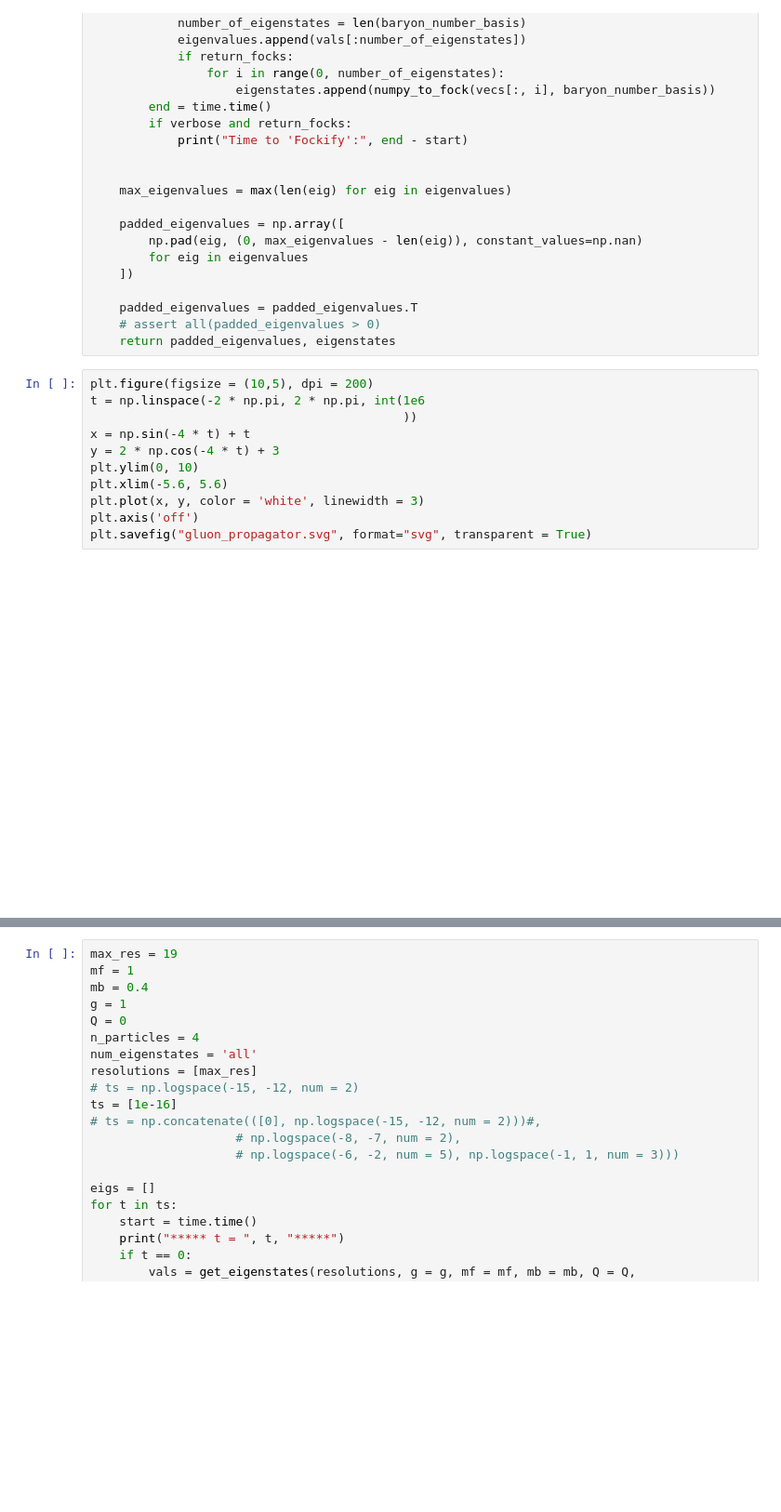
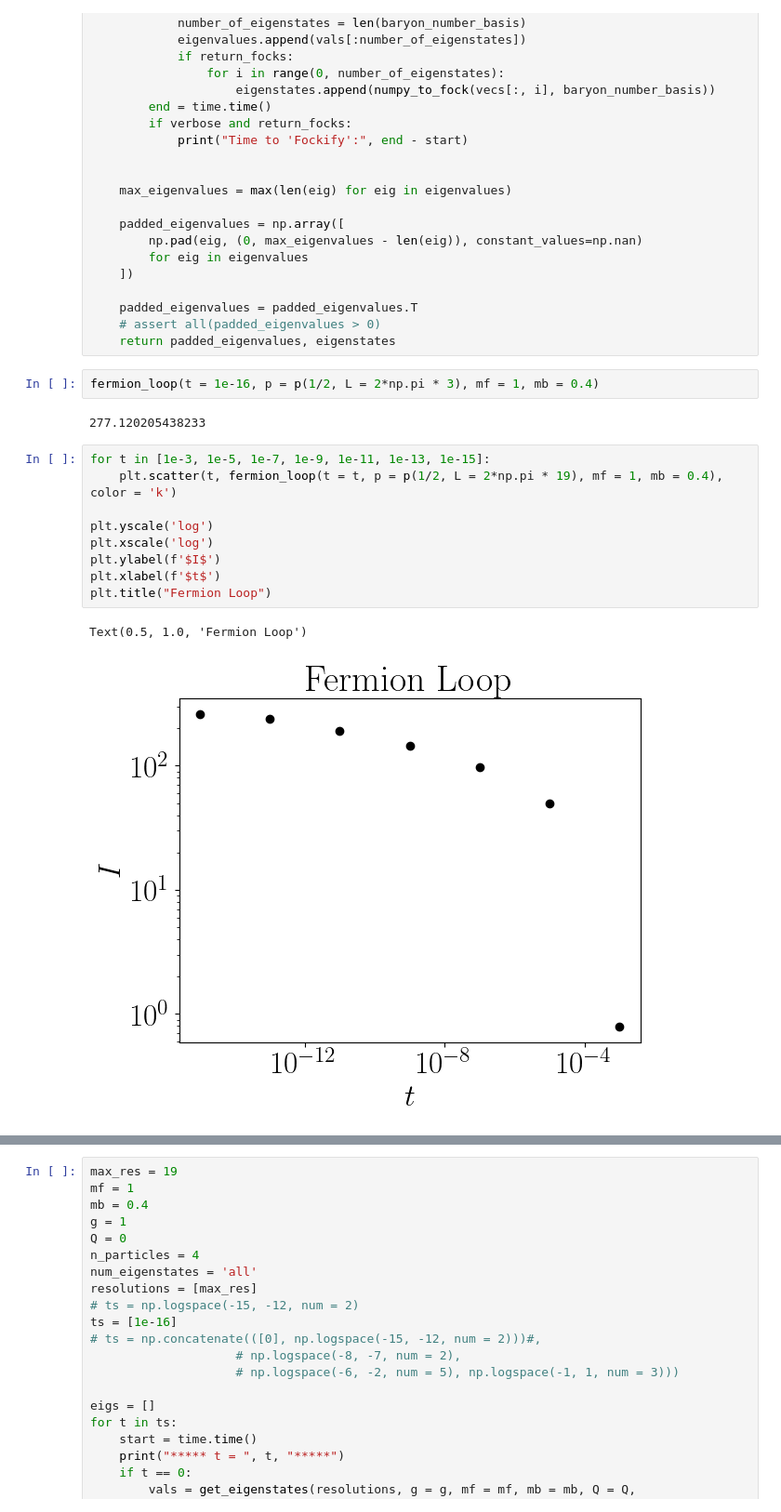
Before and after one commit to cgustin99/OpenParticle, a Jupyter notebook: models/Yukawa/yukawa.ipynb, the cells around one changed output, grey strips where cells are left out. Shown at 93% size. Cells and saved outputs as stored; diff of their text form; blank space fills up the shorter version.

```diff
--- a/models/Yukawa/yukawa.ipynb
+++ b/models/Yukawa/yukawa.ipynb
@@ -493,16 +493,19 @@ def get_renormalized_eigenstates(resolutions, t,  g, mf, mb, Q, num_eigenstates,
     padded_eigenvalues = padded_eigenvalues.T
     # assert all(padded_eigenvalues > 0)
     return padded_eigenvalues, eigenstates
-# %%
-plt.figure(figsize = (10,5), dpi = 200)
-t = np.linspace(-2 * np.pi, 2 * np.pi, int(1e6
-                                           ))
-x = np.sin(-4 * t) + t
-y = 2 * np.cos(-4 * t) + 3
-plt.ylim(0, 10)
-plt.xlim(-5.6, 5.6)
-plt.plot(x, y, color = 'white', linewidth = 3)
-plt.axis('off')
-plt.savefig("gluon_propagator.svg", format="svg", transparent = True)
-# %% [output]
-[figure, removed]
+# %%
+fermion_loop(t = 1e-16, p = p(1/2, L = 2*np.pi * 3), mf = 1, mb = 0.4)
+# %% [output]
+277.120205438233
+# %%
+for t in [1e-3, 1e-5, 1e-7, 1e-9, 1e-11, 1e-13, 1e-15]:
+    plt.scatter(t, fermion_loop(t = t, p = p(1/2, L = 2*np.pi * 19), mf = 1, mb = 0.4), color = 'k')
+
+plt.yscale('log')
+plt.xscale('log')
+plt.ylabel(f'$I$')
+plt.xlabel(f'$t$')
+plt.title("Fermion Loop")
+# %% [output]
+Text(0.5, 1.0, 'Fermion Loop')
+[figure, added]
```
Also changed, not shown: parts of 1 cell of this notebook.
